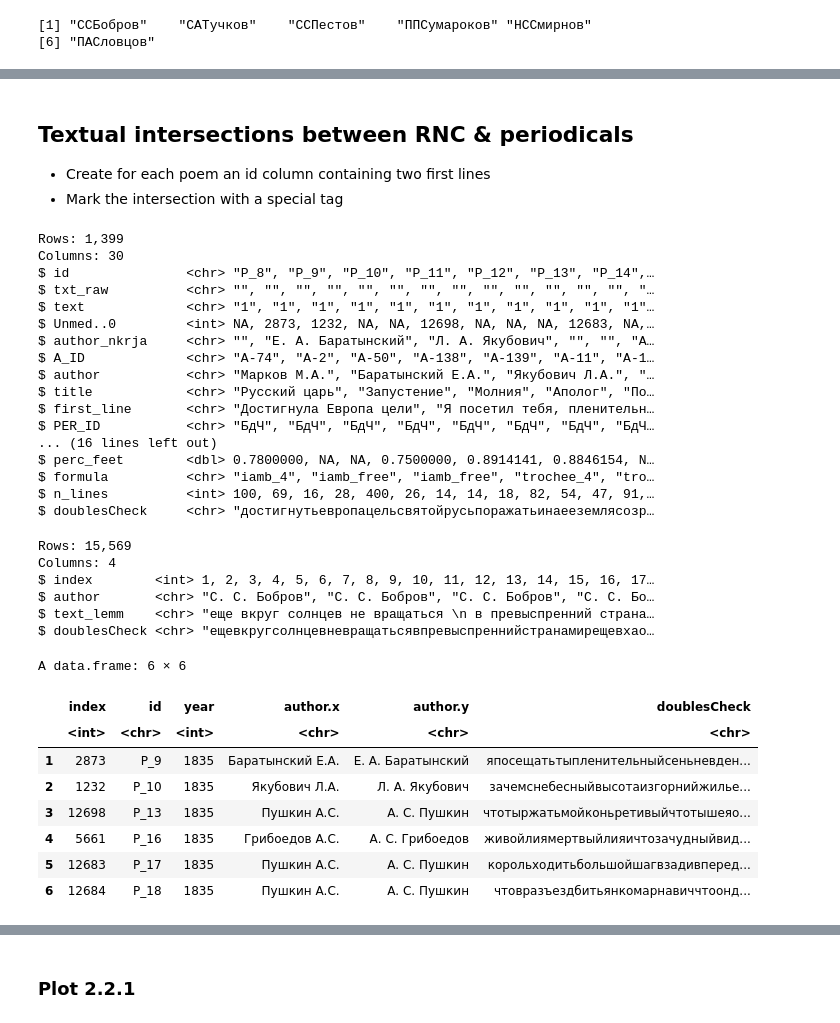
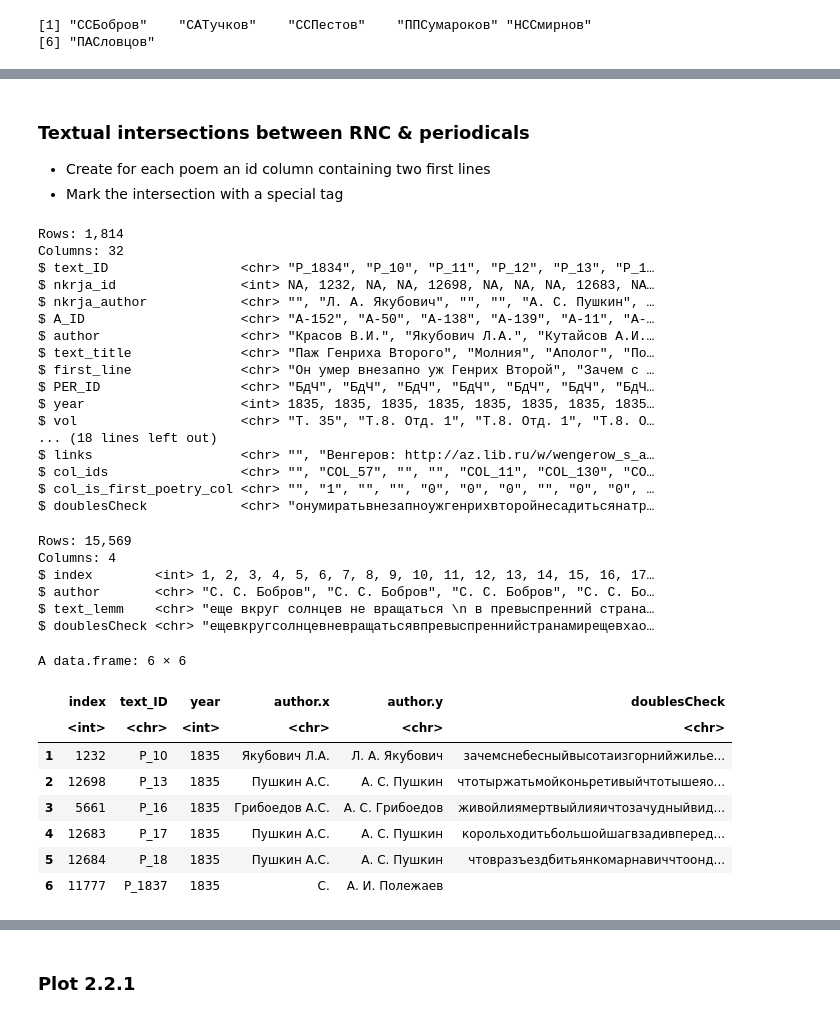
Before and after one commit to tonyamart/corpus35_pr, a Jupyter notebook: scr/02_chapter/02_2_periodicals_overview.ipynb, the cells around one changed output, grey strips where cells are left out. Saved outputs shown, nothing was run; the diff lists cells and outputs as text; code cells hidden in the pictures.

```diff
--- a/scr/02_chapter/02_2_periodicals_overview.ipynb
+++ b/scr/02_chapter/02_2_periodicals_overview.ipynb
@@ -61,0 +68,5 @@ $ n_lines          <int> 100, 69, 16, 28, 400, 26, 14, 14, 18, 82, 54, 47, 91,
+# %%
+per_texts <- read.csv("../../data/periodicals_texts.csv") %>%
+                  select(-X) %>%
+                  mutate(text_ID = str_remove(text_ID, "\\.tx"))
+glimpse(per_texts)
@@ -61,0 +75,3 @@ $ n_lines          <int> 100, 69, 16, 28, 400, 26, 14, 14, 18, 82, 54, 47, 91,
+# %%
+authors <- read.delim("../../meta/authors.tsv", sep = "\t")
+glimpse(authors)
@@ -61,0 +80,11 @@ $ n_lines          <int> 100, 69, 16, 28, 400, 26, 14, 14, 18, 82, 54, 47, 91,
+# %%
+per <- per_full %>%
+  select(-txt_raw, -text) %>%
+  left_join(per_texts, by = "text_ID") %>%
+  left_join(authors %>% rename(author_x = author), by = "A_ID") %>%
+  # for poems with authors not in authors_meta add author == author_sign
+  mutate(author = ifelse((A_ID == "" & author == ""), author_sign, author))
+
+glimpse(per)
+
+# save(per, file = "periodicals_full_data.Rda")
@@ -106,32 +176,33 @@ per %>%
 # %% [markdown]
-## Textual intersections between RNC & periodicals
-- Create for each poem an id column containing two first lines
-- Mark the intersection with a special tag
+### Textual intersections between RNC & periodicals
+
+-   Create for each poem an id column containing two first lines
+-   Mark the intersection with a special tag
 # %%
 periodicals <- per %>%
-    filter(n_lines > 3) %>%
     mutate(doublesCheck = str_extract(text_lemm, "^.*?\n.*?\n.*?\n")) %>%
-    mutate(doublesCheck = str_remove_all(doublesCheck, "[[:punct:]]|[[:space:]]"))
+    mutate(doublesCheck = str_remove_all(doublesCheck, "[[:punct:]]|[[:space:]]")) %>%
+    filter(text_raw != "") # remove empty lines
 
 glimpse(periodicals)
 # %% [output]
-Rows: 1,399
-Columns: 30
-$ id               <chr> "P_8", "P_9", "P_10", "P_11", "P_12", "P_13", "P_14",…
-$ txt_raw          <chr> "", "", "", "", "", "", "", "", "", "", "", "", "", "…
-$ text             <chr> "1", "1", "1", "1", "1", "1", "1", "1", "1", "1", "1"…
-$ Unmed..0         <int> NA, 2873, 1232, NA, NA, 12698, NA, NA, NA, 12683, NA,…
-$ author_nkrja     <chr> "", "Е. А. Баратынский", "Л. А. Якубович", "", "", "А…
-$ A_ID             <chr> "A-74", "A-2", "A-50", "A-138", "A-139", "A-11", "A-1…
-$ author           <chr> "Марков М.А.", "Баратынский Е.А.", "Якубович Л.А.", "…
-$ title            <chr> "Русский царь", "Запустение", "Молния", "Аполог", "По…
-$ first_line       <chr> "Достигнула Европа цели", "Я посетил тебя, пленительн…
-$ PER_ID           <chr> "БдЧ", "БдЧ", "БдЧ", "БдЧ", "БдЧ", "БдЧ", "БдЧ", "БдЧ…
-... (16 lines left out)
-$ perc_feet        <dbl> 0.7800000, NA, NA, 0.7500000, 0.8914141, 0.8846154, N…
-$ formula          <chr> "iamb_4", "iamb_free", "iamb_free", "trochee_4", "tro…
-$ n_lines          <int> 100, 69, 16, 28, 400, 26, 14, 14, 18, 82, 54, 47, 91,…
-$ doublesCheck     <chr> "достигнутьевропацельсвятойрусьпоражатьинаееземлясозр…
+Rows: 1,814
+Columns: 32
+$ text_ID                 <chr> "P_1834", "P_10", "P_11", "P_12", "P_13", "P_1…
+$ nkrja_id                <int> NA, 1232, NA, NA, 12698, NA, NA, NA, 12683, NA…
+$ nkrja_author            <chr> "", "Л. А. Якубович", "", "", "А. С. Пушкин", …
+$ A_ID                    <chr> "A-152", "A-50", "A-138", "A-139", "A-11", "A-…
+$ author                  <chr> "Красов В.И.", "Якубович Л.А.", "Кутайсов А.И.…
+$ text_title              <chr> "Паж Генриха Второго", "Молния", "Аполог", "По…
+$ first_line              <chr> "Он умер внезапно уж Генрих Второй", "Зачем с …
+$ PER_ID                  <chr> "БдЧ", "БдЧ", "БдЧ", "БдЧ", "БдЧ", "БдЧ", "БдЧ…
+$ year                    <int> 1835, 1835, 1835, 1835, 1835, 1835, 1835, 1835…
+$ vol                     <chr> "Т. 35", "Т.8. Отд. 1", "Т.8. Отд. 1", "Т.8. О…
+... (18 lines left out)
+$ links                   <chr> "", "Венгеров: http://az.lib.ru/w/wengerow_s_a…
+$ col_ids                 <chr> "", "COL_57", "", "", "COL_11", "COL_130", "CO…
+$ col_is_first_poetry_col <chr> "", "1", "", "", "0", "0", "0", "", "0", "0", …
+$ doublesCheck            <chr> "онумиратьвнезапноужгенрихвторойнесадитьсянатр…
 # %%
 nkrja19 <- c19 %>%
     rename(index = `Unnamed..0`,
@@ -151,19 +222,19 @@ $ doublesCheck <chr> "ещевкругсолнцевневращатьсявпр
 # %%
 doubles_id <- periodicals %>%
     inner_join(nkrja19, by = "doublesCheck") %>%
-    select(index, id, year, author.x, author.y, doublesCheck, text_raw)
+    select(index, text_ID, year, author.x, author.y, doublesCheck, text_raw)
 
 doubles_id %>% select(-text_raw) %>% head
 # %% [output]
 A data.frame: 6 × 6
-|  | index | id | year | author.x | author.y | doublesCheck |
+|  | index | text_ID | year | author.x | author.y | doublesCheck |
 |  | <int> | <chr> | <int> | <chr> | <chr> | <chr> |
-| 1 | 2873 | P_9 | 1835 | Баратынский Е.А. | Е. А. Баратынский | япосещатьтыпленительныйсеньневден... |
-| 2 | 1232 | P_10 | 1835 | Якубович Л.А. | Л. А. Якубович | зачемснебесныйвысотаизгорнийжилье... |
-| 3 | 12698 | P_13 | 1835 | Пушкин А.С. | А. С. Пушкин | чтотыржатьмойконьретивыйчтотышеяо... |
-| 4 | 5661 | P_16 | 1835 | Грибоедов А.С. | А. С. Грибоедов | живойлиямертвыйлияичтозачудныйвид... |
-| 5 | 12683 | P_17 | 1835 | Пушкин А.С. | А. С. Пушкин | корольходитьбольшойшагвзадивперед... |
-| 6 | 12684 | P_18 | 1835 | Пушкин А.С. | А. С. Пушкин | чтовразъездбитьянкомарнавиччтоонд... |
+| 1 | 1232 | P_10 | 1835 | Якубович Л.А. | Л. А. Якубович | зачемснебесныйвысотаизгорнийжилье... |
+| 2 | 12698 | P_13 | 1835 | Пушкин А.С. | А. С. Пушкин | чтотыржатьмойконьретивыйчтотышеяо... |
+| 3 | 5661 | P_16 | 1835 | Грибоедов А.С. | А. С. Грибоедов | живойлиямертвыйлияичтозачудныйвид... |
+| 4 | 12683 | P_17 | 1835 | Пушкин А.С. | А. С. Пушкин | корольходитьбольшойшагвзадивперед... |
+| 5 | 12684 | P_18 | 1835 | Пушкин А.С. | А. С. Пушкин | чтовразъездбитьянкомарнавиччтоонд... |
+| 6 | 11777 | P_1837 | 1835 | С. | А. И. Полежаев |  |
 # %%
 print("Total number of intersected texts:")
 nrow(doubles_id)
```
Also changed, not shown: parts of 61 cells of this notebook, 3 other files.
